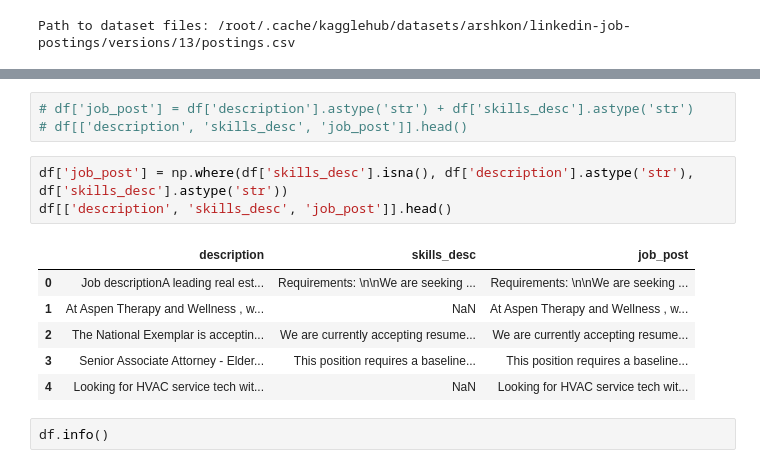
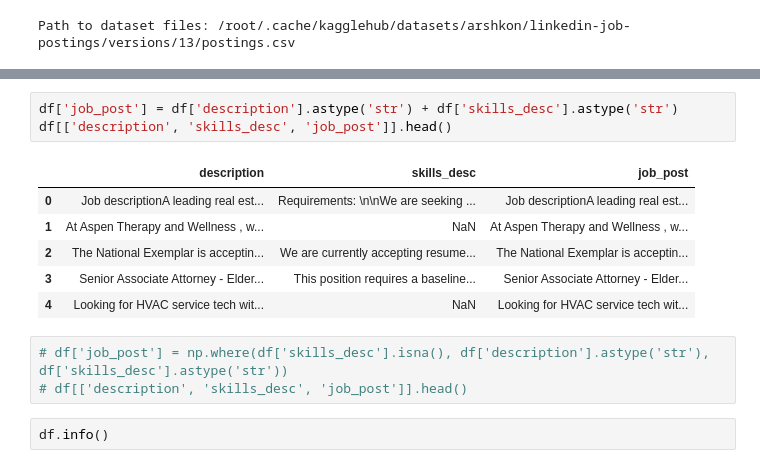
Before and after one commit to DreamBird-Jane/GenAI-Application, a Jupyter notebook: LinkedIn Job Posting Recomendation and Advice Using GenAI/Build_VectorDB_Retrieval_and_Generation_(Gemini).ipynb, the cells around one changed output, grey strips where cells are left out. Cells and saved outputs as stored; diff of their text form.

```diff
--- a/LinkedIn Job Posting Recomendation and Advice Using GenAI/Build_VectorDB_Retrieval_and_Generation_(Gemini).ipynb
+++ b/LinkedIn Job Posting Recomendation and Advice Using GenAI/Build_VectorDB_Retrieval_and_Generation_(Gemini).ipynb
@@ -165,18 +190,18 @@ Index(['job_id', 'company_name', 'title', 'description', 'max_salary',
 | 4 | 35982263 | NaN | Service Technician | Looking for HVAC service tech wit... | 80000.0 | YEARLY | Burlington, IA | NaN | 3.0 | ... |
 5 rows × 31 columns
 # %%
-# df['job_post'] = df['description'].astype('str') + df['skills_desc'].astype('str')
-# df[['description', 'skills_desc', 'job_post']].head()
+df['job_post'] = df['description'].astype('str') + df['skills_desc'].astype('str')
+df[['description', 'skills_desc', 'job_post']].head()
+# %% [output]
+|  | description | skills_desc | job_post |
+| 0 | Job descriptionA leading real est... | Requirements: \n\nWe are seeking ... | Job descriptionA leading real est... |
+| 1 | At Aspen Therapy and Wellness , w... | NaN | At Aspen Therapy and Wellness , w... |
+| 2 | The National Exemplar is acceptin... | We are currently accepting resume... | The National Exemplar is acceptin... |
+| 3 | Senior Associate Attorney - Elder... | This position requires a baseline... | Senior Associate Attorney - Elder... |
+| 4 | Looking for HVAC service tech wit... | NaN | Looking for HVAC service tech wit... |
 # %%
-df['job_post'] = np.where(df['skills_desc'].isna(), df['description'].astype('str'), df['skills_desc'].astype('str'))
-df[['description', 'skills_desc', 'job_post']].head()
+# df['job_post'] = np.where(df['skills_desc'].isna(), df['description'].astype('str'), df['skills_desc'].astype('str'))
+# df[['description', 'skills_desc', 'job_post']].head()
-# %% [output]
-|  | description | skills_desc | job_post |
-| 0 | Job descriptionA leading real est... | Requirements: \n\nWe are seeking ... | Requirements: \n\nWe are seeking ... |
-| 1 | At Aspen Therapy and Wellness , w... | NaN | At Aspen Therapy and Wellness , w... |
-| 2 | The National Exemplar is acceptin... | We are currently accepting resume... | We are currently accepting resume... |
-| 3 | Senior Associate Attorney - Elder... | This position requires a baseline... | This position requires a baseline... |
-| 4 | Looking for HVAC service tech wit... | NaN | Looking for HVAC service tech wit... |
 # %%
 df.info()
 # %% [output]
```
Also changed, not shown: parts of 10 cells of this notebook.
